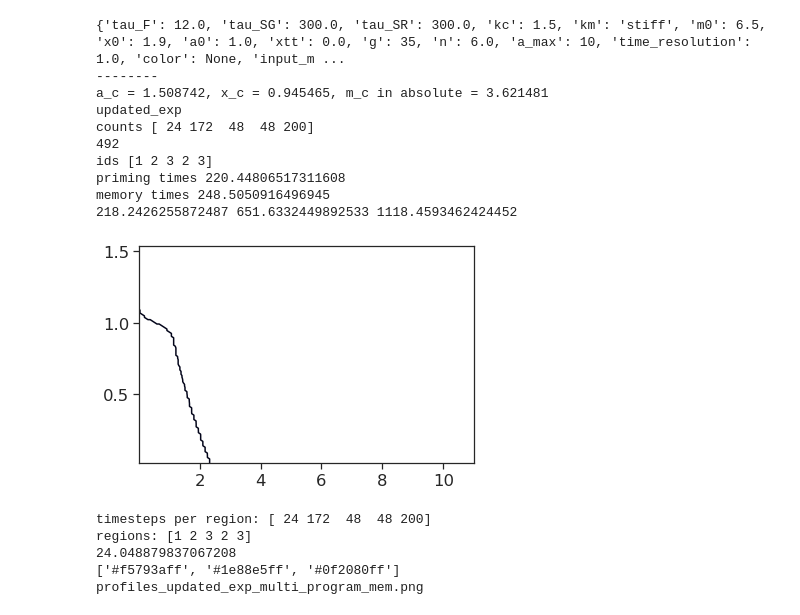
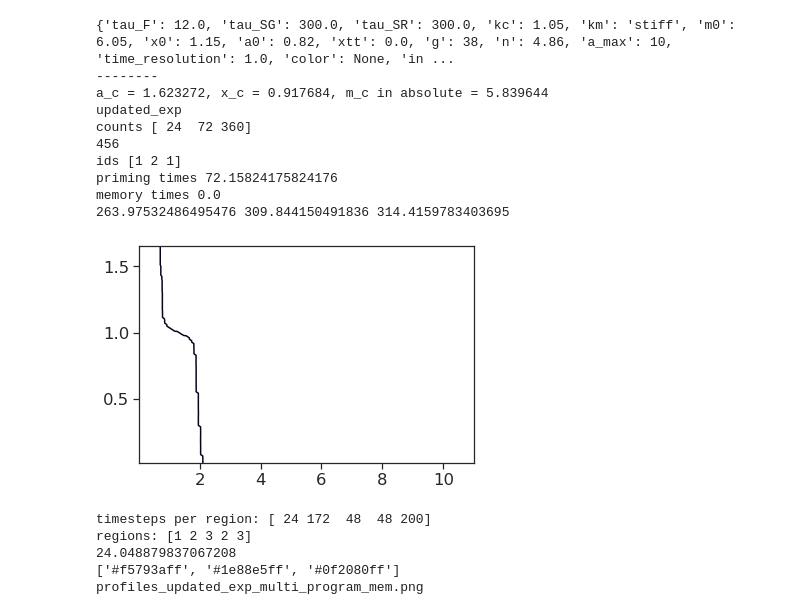
Before and after one commit to chris-price19/cell-mech-memory, a Jupyter notebook: profiles_stiff_genes_v4.ipynb, the cells around one changed output. Cells and saved outputs as stored; diff of their text form; code cells hidden in the pictures.

```diff
--- a/profiles_stiff_genes_v4.ipynb
+++ b/profiles_stiff_genes_v4.ipynb
@@ -56,13 +56,13 @@ def set_params(file=None):
         params['tau_SG'] = 300. #params['tau'] * 150
         params['tau_SR'] = params['tau_SG']
 
-        params['kc'] = 1.5 # '-stiff' # 0.98 # 'linear' # 0.5 #'soft' 1.
+        params['kc'] = 1.05 # '-stiff' # 0.98 # 'linear' # 0.5 #'soft' 1.
         params['km'] = 'stiff'
-        params['m0'] = 6.5
-        params['x0'] = 1.9;
-        params['a0'] = 1.; params['xtt'] = 0.
-        params['g'] = 35
-        params['n'] = 6.
+        params['m0'] = 6.05
+        params['x0'] = 1.15;
+        params['a0'] = 0.82; params['xtt'] = 0.
+        params['g'] = 38
+        params['n'] = 4.86
 
         params['a_max'] = 10
 
@@ -71,61 +71,61 @@ def set_params(file=None):
         params['color'] = None
         params['input_m'] = []
 
-        params['tau_R0'] = 150 # params['tau_SG'] #* 2
+        params['tau_R0'] = 160 # params['tau_SG'] #* 2
 #         params['TV0SR'] = 1.
 #         params['TV0SG'] = 8.
         params['TV0SR'] = params['x0']
         params['TV0SG'] = params['x0']
 
         params['dynamics'] = 'updated_exp' # 'exp_dynamicTS'
         params['eps'] = (0., 1., 0.0) # mean, std, magnitude
 
         params['grid_resolution'] = 150
 
     return params
 
+ins = np.array(
+    [
+        [24, 2.],
+        [72, 10.],
+        [360, 2.],
+    ]
+        )
+
 # ins = np.array(
 #     [
 #         [24, 2.],
-#         [72, 10.],
-#         [360, 2.],
+#         [172, 10.],
+#         [48, 2.],
+#         [48, 10.],
+#         [200, 2.],
 #     ]
 #         )
-
-ins = np.array(
-    [
-        [24, 2.],
-        [172, 10.],
-        [48, 2.],
-        [48, 10.],
-        [200, 2.],
-    ]
-        )
 
 params = set_params()
 # params = set_params('./figures/figure4_dynamics_profiles/perm_mem_v2.png.json')
 # ins = np.array(params['input_m'][0])
 
 print(params)
 resultsDF, params, priming_times, memory_times, stiffP, stiffA = run_profile(integrate_profile, ins, params, resultsDF)
 
 mech_stats = np.abs(stiffP - stiffA) / params['m0']
 
 params['a_c'] = params['a_c'].tolist()
 print(np.amin(resultsDF['tSG']), np.mean(resultsDF['tSG']), np.amax(resultsDF['tSG']))
 # print(resultsDF['active_region'])
 # %% [output]
-{'tau_F': 12.0, 'tau_SG': 300.0, 'tau_SR': 300.0, 'kc': 1.5, 'km': 'stiff', 'm0': 6.5, 'x0': 1.9, 'a0': 1.0, 'xtt': 0.0, 'g': 35, 'n': 6.0, 'a_max': 10, 'time_resolution': 1.0, 'color': None, 'input_m ...
+{'tau_F': 12.0, 'tau_SG': 300.0, 'tau_SR': 300.0, 'kc': 1.05, 'km': 'stiff', 'm0': 6.05, 'x0': 1.15, 'a0': 0.82, 'xtt': 0.0, 'g': 38, 'n': 4.86, 'a_max': 10, 'time_resolution': 1.0, 'color': None, 'in ...
 --------
-a_c = 1.508742, x_c = 0.945465, m_c in absolute = 3.621481
+a_c = 1.623272, x_c = 0.917684, m_c in absolute = 5.839644
 updated_exp
-counts [ 24 172  48  48 200]
-492
-ids [1 2 3 2 3]
-priming times 220.44806517311608
-memory times 248.5050916496945
-218.2426255872487 651.6332449892533 1118.4593462424452
+counts [ 24  72 360]
+456
+ids [1 2 1]
+priming times 72.15824175824176
+memory times 0.0
+263.97532486495476 309.844150491836 314.4159783403695
-[figure, old version]
+[figure, new version]
 # %%
 fig, ax = plt.subplots(2, 1, figsize=(6.3,7.5), gridspec_kw={'height_ratios': [1., 1.5]})
 # fig.suptitle('Energy Dependent \u03b1')
```
Also changed, not shown: parts of 2 cells of this notebook, 22 other files.
